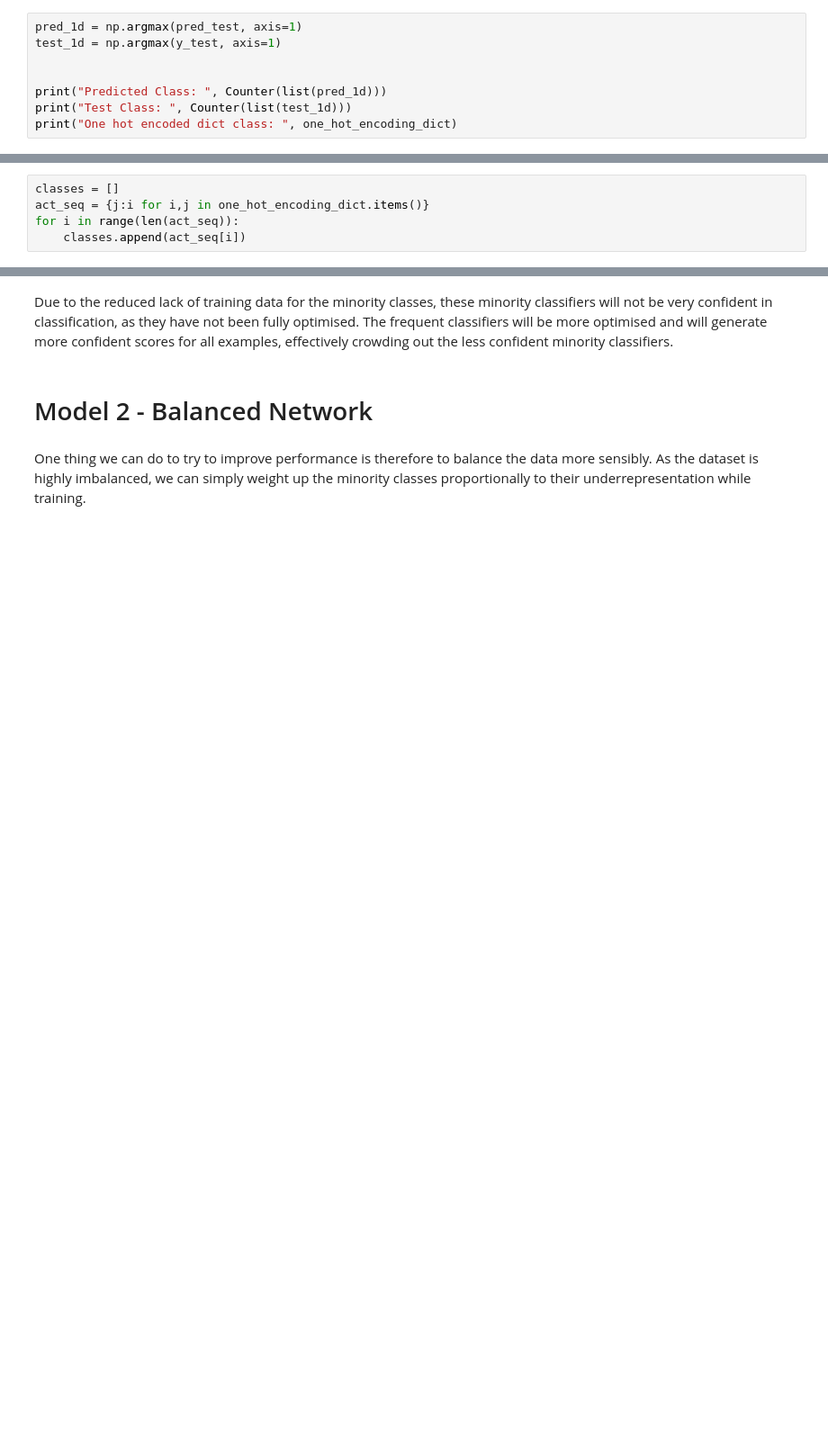
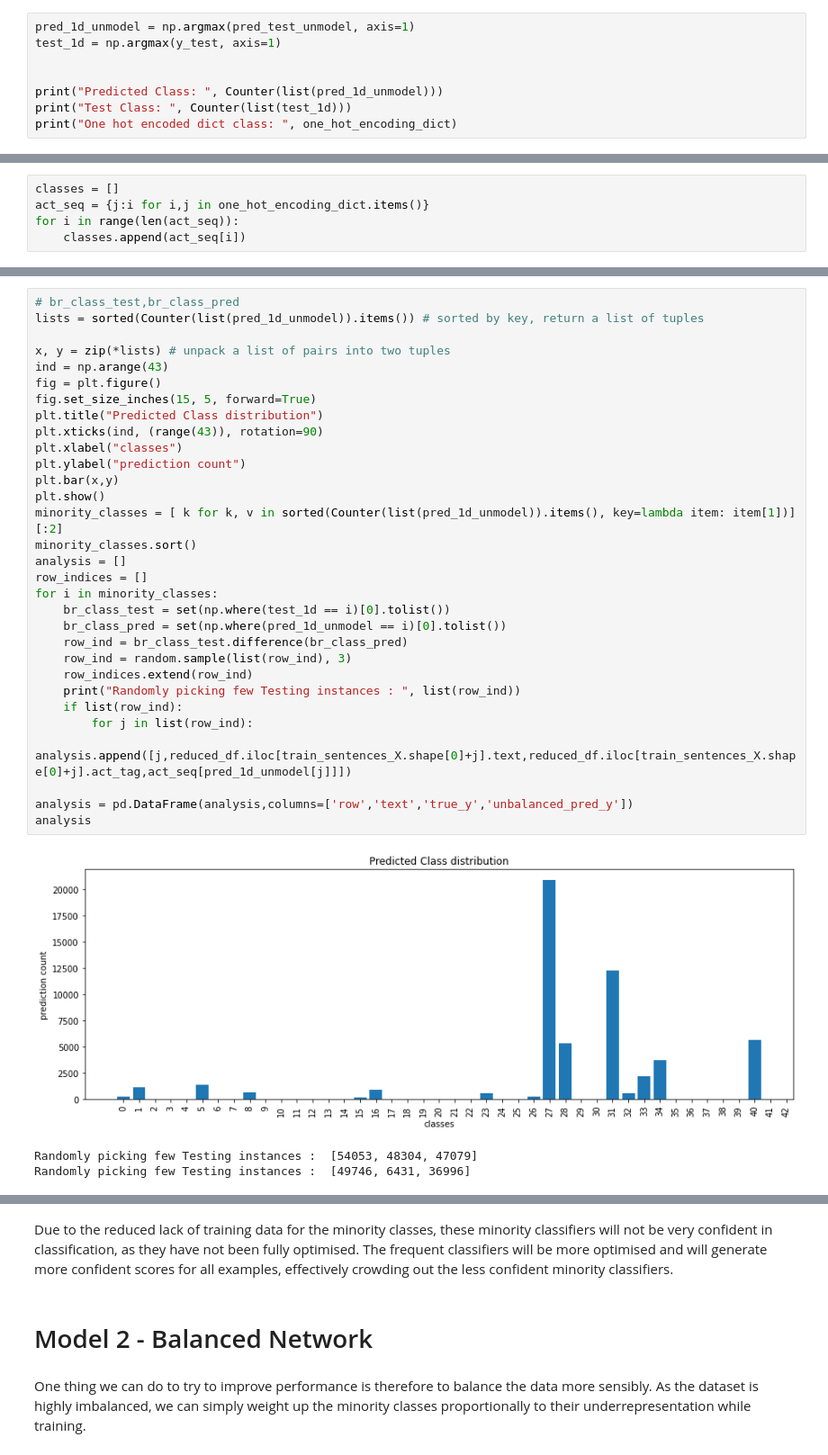
Before and after one commit to Ani997/msc_ai_sem2, a Jupyter notebook: NN_NLP/Lab11-12_dialogue_act_tagging/Lab_11_Dialogue_Act_Tagging.ipynb, the cells around one changed output, grey strips where cells are left out. Shown at 90% size. Saved outputs shown, nothing was run; the diff lists cells and outputs as text; blank space fills up the shorter version.

```diff
--- a/NN_NLP/Lab11-12_dialogue_act_tagging/Lab_11_Dialogue_Act_Tagging.ipynb
+++ b/NN_NLP/Lab11-12_dialogue_act_tagging/Lab_11_Dialogue_Act_Tagging.ipynb
@@ -282,9 +284,9 @@ pred_test= model.predict(test_sentences_X)
 # %%
-pred_1d = np.argmax(pred_test, axis=1)
+pred_1d_unmodel = np.argmax(pred_test_unmodel, axis=1)
 test_1d = np.argmax(y_test, axis=1)
 
 
-print("Predicted Class: ", Counter(list(pred_1d)))
+print("Predicted Class: ", Counter(list(pred_1d_unmodel)))
 print("Test Class: ", Counter(list(test_1d)))
 print("One hot encoded dict class: ", one_hot_encoding_dict)
 # %% [output]
@@ -380,0 +338,35 @@ bf 0.0
+# %%
+# br_class_test,br_class_pred
+lists = sorted(Counter(list(pred_1d_unmodel)).items()) # sorted by key, return a list of tuples
+
+x, y = zip(*lists) # unpack a list of pairs into two tuples
+ind = np.arange(43)
+fig = plt.figure()
+fig.set_size_inches(15, 5, forward=True)
+plt.title("Predicted Class distribution")
+plt.xticks(ind, (range(43)), rotation=90)
+plt.xlabel("classes")
+plt.ylabel("prediction count")
+plt.bar(x,y)
+plt.show()
+minority_classes = [ k for k, v in sorted(Counter(list(pred_1d_unmodel)).items(), key=lambda item: item[1])][:2]
+minority_classes.sort()
+analysis = []
+row_indices = []
+for i in minority_classes:
+    br_class_test = set(np.where(test_1d == i)[0].tolist())
+    br_class_pred = set(np.where(pred_1d_unmodel == i)[0].tolist())
+    row_ind = br_class_test.difference(br_class_pred)
+    row_ind = random.sample(list(row_ind), 3)
+    row_indices.extend(row_ind)
+    print("Randomly picking few Testing instances : ", list(row_ind))
+    if list(row_ind):
+        for j in list(row_ind):
+            analysis.append([j,reduced_df.iloc[train_sentences_X.shape[0]+j].text,reduced_df.iloc[train_sentences_X.shape[0]+j].act_tag,act_seq[pred_1d_unmodel[j]]])
+
+analysis = pd.DataFrame(analysis,columns=['row','text','true_y','unbalanced_pred_y'])
+analysis
+# %% [output]
+[figure, added]
+Randomly picking few Testing instances :  [54053, 48304, 47079]
+Randomly picking few Testing instances :  [49746, 6431, 36996]
```
Also changed, not shown: parts of 54 cells of this notebook, 3 other files.
